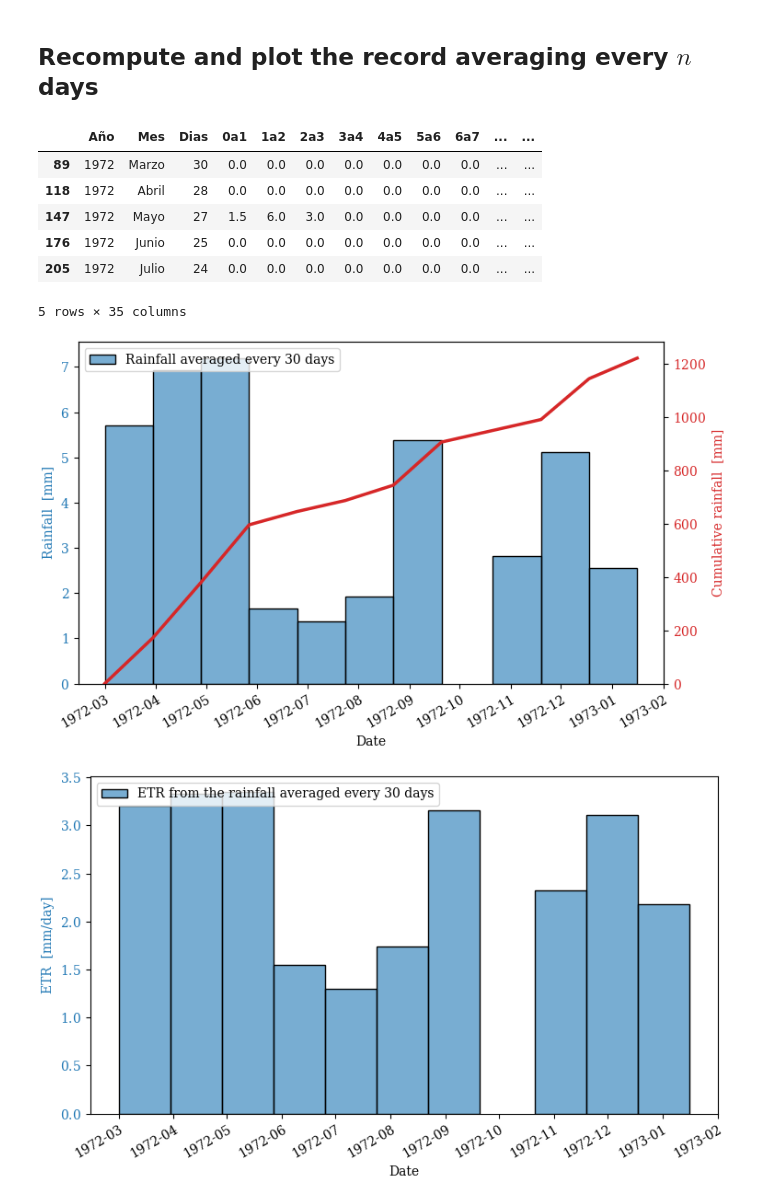
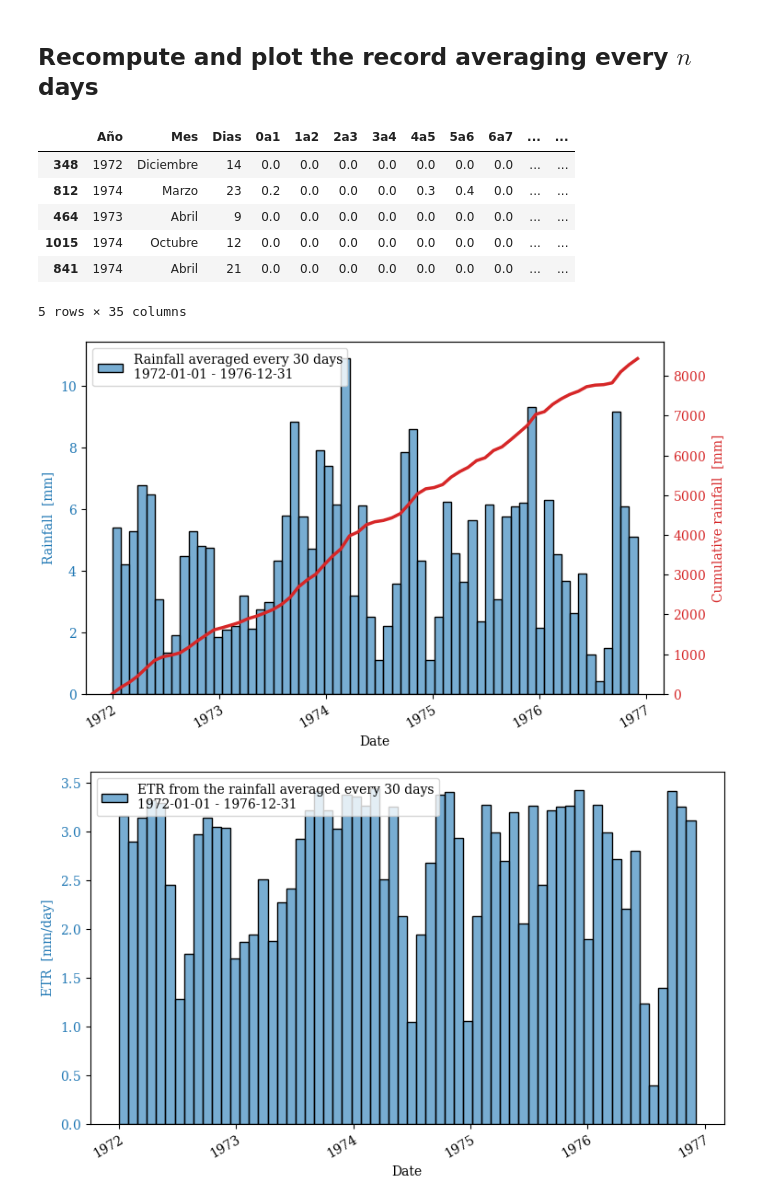
Before and after one commit to AppliedMechanics-EAFIT/irrigation_and_drainage_eng, a Jupyter notebook: notebooks/rainfall_record_processing.ipynb, the cells around one changed output. Cells and saved outputs as stored; diff of their text form; code cells hidden in the pictures.

```diff
--- a/notebooks/rainfall_record_processing.ipynb
+++ b/notebooks/rainfall_record_processing.ipynb
@@ -80,7 +86,7 @@ df
 # %%
 months_two_parse = {
     "Enero": "January",
-    "Fbrero": "February",
+    "Febrero": "February",
     "Marzo": "March",
     "Abril": "April",
     "Mayo": "May",
@@ -88,6 +94,7 @@ months_two_parse = {
     "Julio": "July",
     "Agosto": "August",
     "Septiembre": "September",
+    "Octubre ": "October",
     "Octubre": "October",
     "Noviembre": "November",
     "Diciembre": "December",
@@ -134,14 +136,14 @@ df_day
 # %% [markdown]
 ## Get the data for a range of dates
 # %%
-date_ini = '1972-03-01'
-date_end = '1973-03-01'
+date_ini = '1972-01-01'
+date_end = '1976-12-31'
 
 df_range = df.loc[(df['date'] >= date_ini) & (df['date'] <= date_end)].copy()
 df_range['cumulative_rain'] = np.cumsum(df_range['daily_rain'])
 os.makedirs('./output_data', exist_ok=True)
 # Save the processed data
 df_range.to_excel('./output_data/processed_data.xlsx')
-df_range.head()
+df_range.sample(5)
 # %% [output]
 |  | Año | Mes | Dias | 0a1 | 1a2 | 2a3 | 3a4 | 4a5 | 5a6 | 6a7 | ... | ... |
@@ -203,24 +269,24 @@ plt.show()
 # %%
 n_days = 30
 
 df_range_avg = df_range.iloc[n_days-1::n_days-1].copy()
 df_range_avg['avg_daily_rain'] = np.diff(df_range_avg['cumulative_rain'], prepend=0) / n_days
 df_range_avg['avg_ETR'] = ETP * np.tanh(df_range_avg['avg_daily_rain'] / ETP)
 df_range_avg['avg_cumulative'] = df_range_avg['avg_daily_rain'].cumsum() * n_days
 # Create a field with the start date of the range (left edges)
 df_range_avg['start_date'] = df_range_avg['date'] - datetime.timedelta(days=n_days-1)
 
 # Save the processed data
 os.makedirs('./output_data', exist_ok=True)
 df_range_avg.to_excel('./output_data/processed_data_avg.xlsx')
-df_range_avg.head()
+df_range_avg.sample(5)
 # %% [output]
 |  | Año | Mes | Dias | 0a1 | 1a2 | 2a3 | 3a4 | 4a5 | 5a6 | 6a7 | ... | ... |
-| 89 | 1972 | Marzo | 30 | 0.0 | 0.0 | 0.0 | 0.0 | 0.0 | 0.0 | 0.0 | ... | ... |
-| 118 | 1972 | Abril | 28 | 0.0 | 0.0 | 0.0 | 0.0 | 0.0 | 0.0 | 0.0 | ... | ... |
-| 147 | 1972 | Mayo | 27 | 1.5 | 6.0 | 3.0 | 0.0 | 0.0 | 0.0 | 0.0 | ... | ... |
-| 176 | 1972 | Junio | 25 | 0.0 | 0.0 | 0.0 | 0.0 | 0.0 | 0.0 | 0.0 | ... | ... |
-| 205 | 1972 | Julio | 24 | 0.0 | 0.0 | 0.0 | 0.0 | 0.0 | 0.0 | 0.0 | ... | ... |
+| 348 | 1972 | Diciembre | 14 | 0.0 | 0.0 | 0.0 | 0.0 | 0.0 | 0.0 | 0.0 | ... | ... |
+| 812 | 1974 | Marzo | 23 | 0.2 | 0.0 | 0.0 | 0.0 | 0.3 | 0.4 | 0.0 | ... | ... |
+| 464 | 1973 | Abril | 9 | 0.0 | 0.0 | 0.0 | 0.0 | 0.0 | 0.0 | 0.0 | ... | ... |
+| 1015 | 1974 | Octubre | 12 | 0.0 | 0.0 | 0.0 | 0.0 | 0.0 | 0.0 | 0.0 | ... | ... |
+| 841 | 1974 | Abril | 21 | 0.0 | 0.0 | 0.0 | 0.0 | 0.0 | 0.0 | 0.0 | ... | ... |
 5 rows × 35 columns
 # %%
 fig, ax1 = plt.subplots(figsize=(7.5, 4.5))
@@ -228,7 +294,7 @@ ax2 = ax1.twinx()
 
 # Rainfall averaged every n_days days as a bar plot
 ax1.bar(df_range_avg['start_date'], df_range_avg['avg_daily_rain'], color=mpl.colors.to_rgba('C0', 0.6), edgecolor='k',
-        width=n_days-1, align='edge', label=f'Rainfall averaged every {n_days} days')
+        width=n_days-1, align='edge', label=f'Rainfall averaged every {n_days} days\n{date_ini} - {date_end}')
 
 date_range = pd.concat([pd.Series([df_range_avg['start_date'].iloc[0]]), df_range_avg['date']])
 cumulative_rainfall = np.hstack((0, df_range_avg['cumulative_rain']))
@@ -247,13 +313,13 @@ plt.setp(ax1.get_yticklabels(), color='C0')
 plt.setp(ax2.get_yticklabels(), color='C3')
 plt.show()
 # %% [output]
-[figure, old version]
+[figure, new version]
 # %%
 fig, ax1 = plt.subplots(figsize=(7.5, 4.5))
 
 # ETR from the rainfall averaged every n_days days as a bar plot
 ax1.bar(df_range_avg['start_date'], df_range_avg['avg_ETR'], color=mpl.colors.to_rgba('C0', 0.6), edgecolor='k',
-        width=n_days-1, align='edge', label=f'ETR from the rainfall averaged every {n_days} days')
+        width=n_days-1, align='edge', label=f'ETR from the rainfall averaged every {n_days} days\n{date_ini} - {date_end}')
 
 date_range = pd.concat([pd.Series([df_range_avg['start_date'].iloc[0]]), df_range_avg['date']])
 cumulative_rainfall = np.hstack((0, df_range_avg['cumulative_rain']))
@@ -269,4 +335,4 @@ plt.setp(ax1.get_xticklabels(), rotation=30, ha="right", rotation_mode="anchor")
 plt.setp(ax1.get_yticklabels(), color='C0')
 plt.show()
 # %% [output]
-[figure, old version]
+[figure, new version]
```
Also changed, not shown: parts of 9 cells of this notebook.
